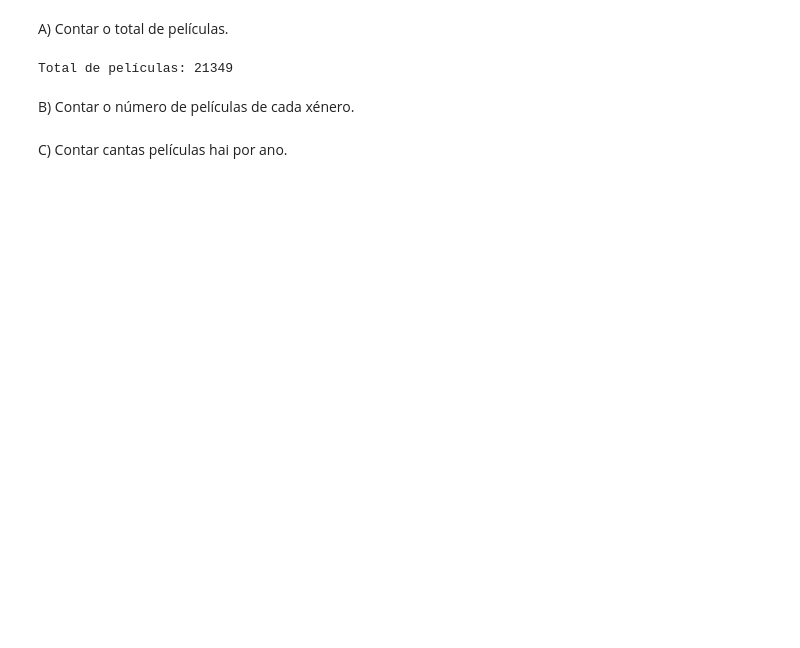
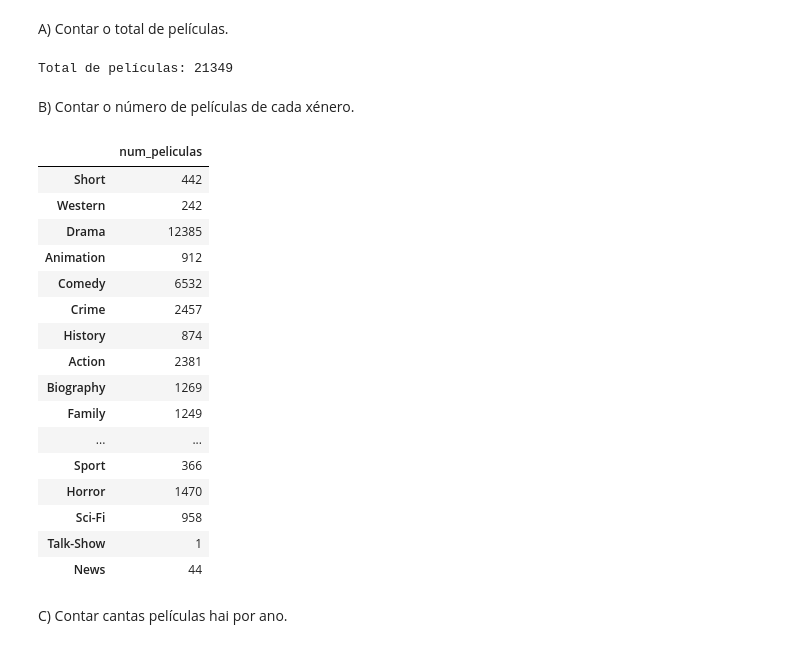
Before and after one commit to DaniMartinezX/SBD, a Jupyter notebook: tarefas/T3.2/T3_2.ipynb, the cells around one changed output. Saved outputs shown, nothing was run; the diff lists cells and outputs as text; code cells hidden in the pictures; blank space fills up the shorter version.

```diff
--- a/tarefas/T3.2/T3_2.ipynb
+++ b/tarefas/T3.2/T3_2.ipynb
@@ -71,0 +77,11 @@ print (db_movies.list_collection_names())
+# %%
+coleccion_nombre = db_movies.movies
+
+# Obtención de todos os documentos da colección
+cursor = coleccion_nombre.find()
+# Conversión do cursor a lista
+list_cur = list(cursor)
+# Conversión a DataFrame
+df_movies = pd.DataFrame(list_cur)
+
+df_movies.head()
@@ -101,2 +133,40 @@ for pelicula in resultado:
+# %%
+# Os valores da columna 'genres' son listas
+generos_peliculas = {}
+# Hai que borrar os Nan para que non de fallo na iteración
+generos = df_movies["genres"].dropna().tolist()
+
+
+for i in generos:
+    for genero in i:
+        if len(generos_peliculas) == 0:
+            generos_peliculas[genero] = 1
+        # Si o xénero está dentro do listado
+        elif genero in generos_peliculas.keys():
+            generos_peliculas[genero] += 1
+        else:
+            # Si o xénero NON está dentro do listado
+            generos_peliculas[genero] = 1
+
+df_gen_num = pd.DataFrame.from_dict(generos_peliculas, orient="index", columns=["num_peliculas"])
+df_gen_num
+# %% [output]
+|  | num_peliculas |
+| Short | 442 |
+| Western | 242 |
+| Drama | 12385 |
+| Animation | 912 |
+| Comedy | 6532 |
+| Crime | 2457 |
+| History | 874 |
+| Action | 2381 |
+| Biography | 1269 |
+| Family | 1249 |
+| ... | ... |
+| Sport | 366 |
+| Horror | 1470 |
+| Sci-Fi | 958 |
+| Talk-Show | 1 |
+| News | 44 |
 # %% [markdown]
 C) Contar cantas películas hai por ano.
```
Also changed, not shown: parts of 11 cells of this notebook.
